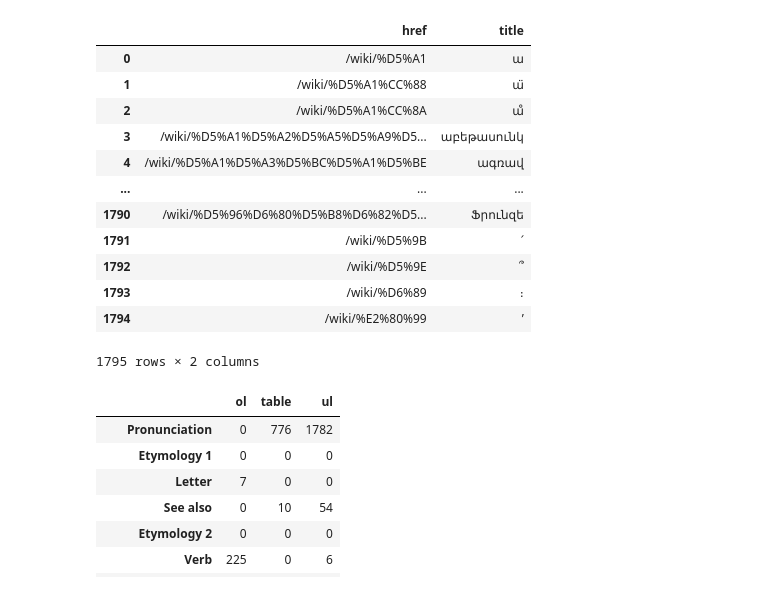
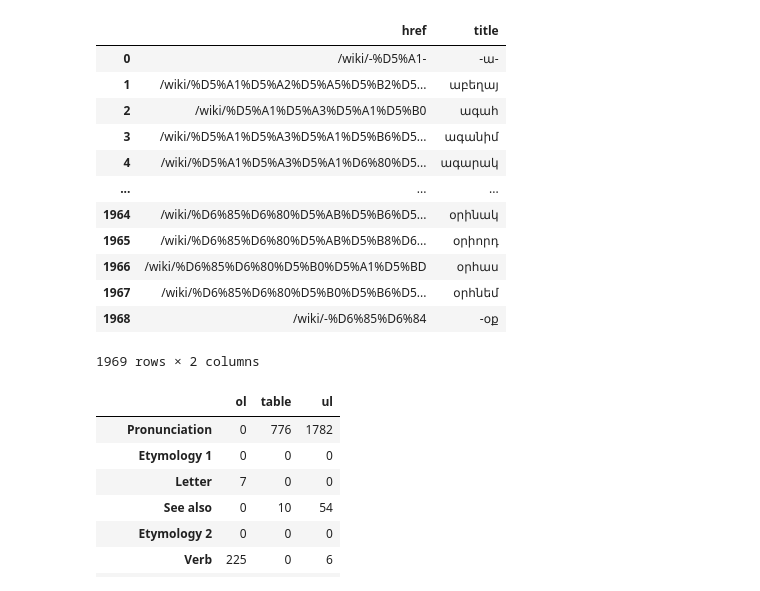
Before and after one commit to kebuhcah/viet-wiktionary-scrape, a Jupyter notebook: sandbox.ipynb, the cells around one changed output. Saved outputs shown, nothing was run; the diff lists cells and outputs as text; code cells hidden in the pictures.

Commit message:
Extract category links from soup

```diff
--- a/sandbox.ipynb
+++ b/sandbox.ipynb
@@ -55,25 +55,25 @@ len(soup)
 # %%
 # Category:Armenian_terms_with_usage_examples
 # Category:Old_Armenian_terms_with_usage_examples
 
-lps = ([lp for cp in get_category_pages('/wiki/Category:Armenian_terms_with_usage_examples')
+lps = ([lp for cp in get_category_pages('/wiki/Category:Old_Armenian_terms_with_usage_examples')
     for lp in get_lemma_pages(cp)])
 lemmas = pd.DataFrame(lps)
 lemmas
 # %% [output]
 |  | href | title |
-| 0 | /wiki/%D5%A1 | ա |
-| 1 | /wiki/%D5%A1%CC%88 | ա̈ |
-| 2 | /wiki/%D5%A1%CC%8A | ա̊ |
-| 3 | /wiki/%D5%A1%D5%A2%D5%A5%D5%A9%D5... | աբեթասունկ |
-| 4 | /wiki/%D5%A1%D5%A3%D5%BC%D5%A1%D5%BE | ագռավ |
+| 0 | /wiki/-%D5%A1- | -ա- |
+| 1 | /wiki/%D5%A1%D5%A2%D5%A5%D5%B2%D5... | աբեղայ |
+| 2 | /wiki/%D5%A1%D5%A3%D5%A1%D5%B0 | ագահ |
+| 3 | /wiki/%D5%A1%D5%A3%D5%A1%D5%B6%D5... | ագանիմ |
+| 4 | /wiki/%D5%A1%D5%A3%D5%A1%D6%80%D5... | ագարակ |
 | ... | ... | ... |
-| 1790 | /wiki/%D5%96%D6%80%D5%B8%D6%82%D5... | Ֆրունզե |
-| 1791 | /wiki/%D5%9B | ՛ |
-| 1792 | /wiki/%D5%9E | ՞ |
-| 1793 | /wiki/%D6%89 | ։ |
-| 1794 | /wiki/%E2%80%99 | ’ |
+| 1964 | /wiki/%D6%85%D6%80%D5%AB%D5%B6%D5... | օրինակ |
+| 1965 | /wiki/%D6%85%D6%80%D5%AB%D5%B8%D6... | օրիորդ |
+| 1966 | /wiki/%D6%85%D6%80%D5%B0%D5%A1%D5%BD | օրհաս |
+| 1967 | /wiki/%D6%85%D6%80%D5%B0%D5%B6%D5... | օրհնեմ |
+| 1968 | /wiki/-%D6%85%D6%84 | -օք |
-1795 rows × 2 columns
+1969 rows × 2 columns
 # %%
 def getLanguageSections(soup):
     headings = soup.select('div#bodyContent div.mw-heading2')
```
Also changed, not shown: parts of 7 cells of this notebook.
